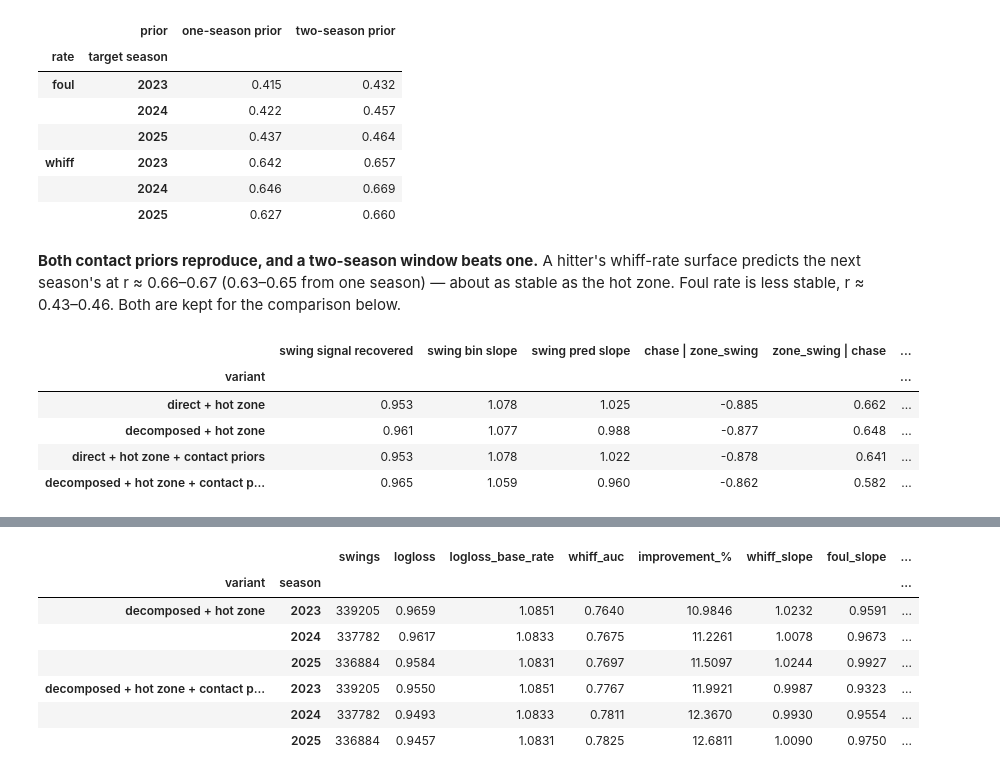
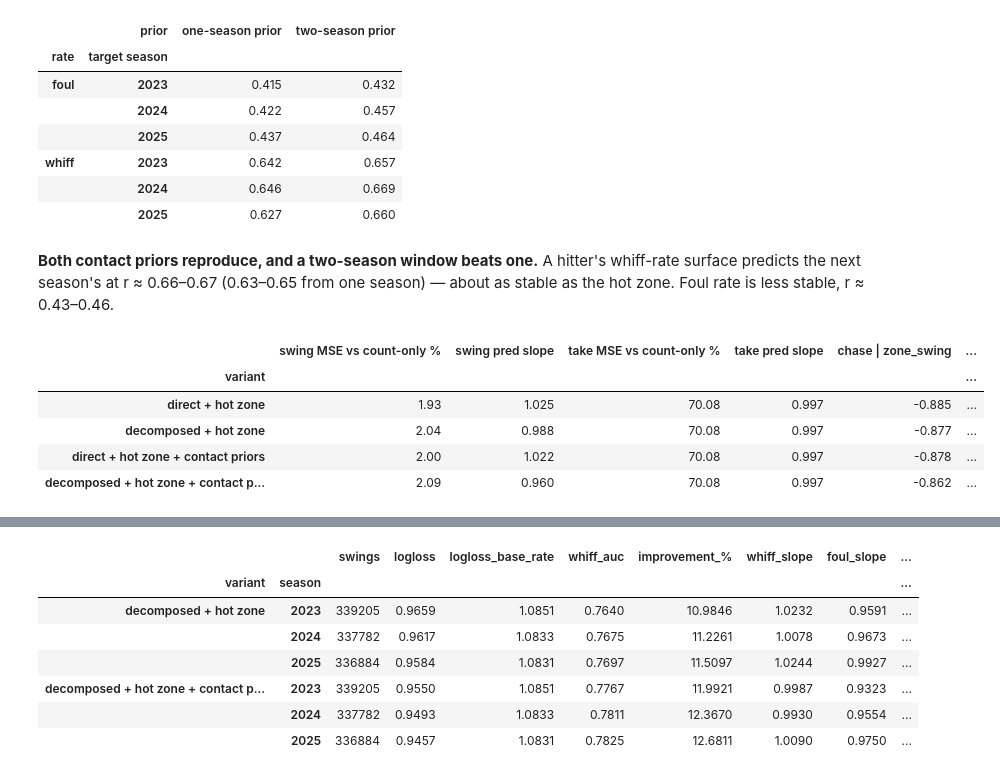
Before and after one commit to Jack1021ohoh/batter_decision_value, a Jupyter notebook: notebooks/v4_decomposition.ipynb, the cells around one changed output, grey strips where cells are left out. Saved outputs shown, nothing was run; the diff lists cells and outputs as text; code cells hidden in the pictures.

```diff
--- a/notebooks/v4_decomposition.ipynb
+++ b/notebooks/v4_decomposition.ipynb
@@ -62,15 +65,3 @@ assert pdf[PRIORS].notna().all().all()
 print(f'{len(pdf):,} pitches, seasons {sorted(pdf.season.unique())}')
 # %% [output]
 2,827,989 pitches, seasons [np.int64(2022), np.int64(2023), np.int64(2024), np.int64(2025)]
-# %%
-def row(run, label, score=DEC.DEFAULT_SCORE):
-    """One scorecard row: the player-metric checks plus both swing calibration slopes."""
-    s = E.harness(run, label, score)['summary']
-    s['swing bin slope'] = s.pop('swing calib slope')
-    s['swing pred slope'] = round(E.prediction_calibration(run.held, 'swing', ci=False).slope.mean(), 3)
-    return s
-
-SUB = ['swing signal recovered', 'swing bin slope', 'swing pred slope']
-
-def rounds(run):
-    return pd.DataFrame({season: m.rounds for season, m in run.models.items()}).T
@@ -83,7 +67,0 @@ routing. This is a hyperparameter-only comparison.
-# %%
-learner = {}
-for feats_label, feats in [('full pitch frame', V3_FEATURES), ('+ hot zone', V3_FEATURES + ['hot_zone'])]:
-    learner[(feats_label, 'v1 settings')] = E.run_folds(pdf, feats, PF)
-    learner[(feats_label, 'early stopping')] = E.run_folds(pdf, feats, PF, fit=fit_direct)
-t1 = pd.DataFrame([row(run, f'{a} | {b}') for (a, b), run in learner.items()]).set_index('variant')
-t1[SUB + SHOW]
@@ -105,8 +67,0 @@ rounds(learner[('+ hot zone', 'early stopping')])
-# %%
-# Swing calibration with 95% intervals (games resampled), full pitch frame + hot zone.
-cal = {}
-for setting in ['v1 settings', 'early stopping']:
-    h = learner[('+ hot zone', setting)].held
-    cal[(setting, 'by location x count')] = E.bin_calibration(h, 'swing', ci=True)[['slope', 'slope_lo', 'slope_hi']]
-    cal[(setting, 'by predicted value')] = E.prediction_calibration(h, 'swing')[['slope', 'slope_lo', 'slope_hi', 'pred_range', 'obs_range']]
-pd.concat(cal, names=['learner', 'grouping']).round(3)
@@ -149,11 +71,10 @@ The direct model under early stopping is the twin for everything below.
 Full pitch frame, no hitter features in either twin. This isolates
 decomposition itself.
 # %%
-direct = learner[('full pitch frame', 'early stopping')]
+direct = E.run_folds(pdf, V3_FEATURES, PF, fit=fit_direct)
 decomp = E.run_folds(pdf, V3_FEATURES, PF, fit=fit_decomposed)
 assert np.array_equal(direct.held.q_take.to_numpy(), decomp.held.q_take.to_numpy()), 'twins must share Q_take'
 print('Q_take identical across twins: yes')
-t2 = pd.DataFrame([row(direct, 'direct'), row(decomp, 'decomposed')]).set_index('variant')
-t2[SUB + SHOW]
+pd.concat({'direct': rounds(direct), 'decomposed': rounds(decomp)}, axis=1)
 # %% [output]
 Q_take identical across twins: yes
@@ -315,26 +253,24 @@ pd.DataFrame(rows).pivot_table(index=['rate', 'target season'], columns='prior',
 **Both contact priors reproduce, and a two-season window beats one.** A
 hitter's whiff-rate surface predicts the next season's at r ≈ 0.66–0.67 (0.63–0.65
 from one season) — about as stable as the hot zone. Foul rate is less stable,
-r ≈ 0.43–0.46. Both are kept for the comparison below.
+r ≈ 0.43–0.46.
 # %%
 B4 = {
-    'direct + hot zone':                    (fit_direct, V3_FEATURES + ['hot_zone']),
-    'decomposed + hot zone':                (fit_decomposed, V3_FEATURES + ['hot_zone']),
+    'direct + hot zone':                      (fit_direct, V3_FEATURES + ['hot_zone']),
+    'decomposed + hot zone':                  (fit_decomposed, V3_FEATURES + ['hot_zone']),
     'direct + hot zone + contact priors':     (fit_direct, V3_FEATURES + ['hot_zone'] + PRIORS),
     'decomposed + hot zone + contact priors': (fit_decomposed, V3_FEATURES + ['hot_zone'] + PRIORS),
 }
-b4 = {label: (learner[('+ hot zone', 'early stopping')] if label == 'direct + hot zone'
-              else E.run_folds(pdf, feats, PF, fit=fit))
-      for label, (fit, feats) in B4.items()}
+b4 = {label: E.run_folds(pdf, feats, PF, fit=fit) for label, (fit, feats) in B4.items()}
 for a_, b_ in [('direct + hot zone', 'decomposed + hot zone'),
                ('direct + hot zone + contact priors', 'decomposed + hot zone + contact priors')]:
     assert np.array_equal(b4[a_].held.q_take.to_numpy(), b4[b_].held.q_take.to_numpy()), 'twins must share Q_take'
 t3 = pd.DataFrame([row(run, label) for label, run in b4.items()]).set_index('variant')
-t3[SUB + SHOW]
+t3[MODEL + SHOW]
 # %% [output]
-|  | swing signal recovered | swing bin slope | swing pred slope | chase | zone_swing | zone_swing | chase | ... |
+|  | swing MSE vs count-only % | swing pred slope | take MSE vs count-only % | take pred slope | chase | zone_swing | ... |
 | variant |  |  |  |  |  | ... |
-| direct + hot zone | 0.953 | 1.078 | 1.025 | -0.885 | 0.662 | ... |
-| decomposed + hot zone | 0.961 | 1.077 | 0.988 | -0.877 | 0.648 | ... |
-| direct + hot zone + contact priors | 0.953 | 1.078 | 1.022 | -0.878 | 0.641 | ... |
-| decomposed + hot zone + contact p... | 0.965 | 1.059 | 0.960 | -0.862 | 0.582 | ... |
+| direct + hot zone | 1.93 | 1.025 | 70.08 | 0.997 | -0.885 | ... |
+| decomposed + hot zone | 2.04 | 0.988 | 70.08 | 0.997 | -0.877 | ... |
+| direct + hot zone + contact priors | 2.00 | 1.022 | 70.08 | 0.997 | -0.878 | ... |
+| decomposed + hot zone + contact p... | 2.09 | 0.960 | 70.08 | 0.997 | -0.862 | ... |
```
Also changed, not shown: parts of 26 cells of this notebook.
